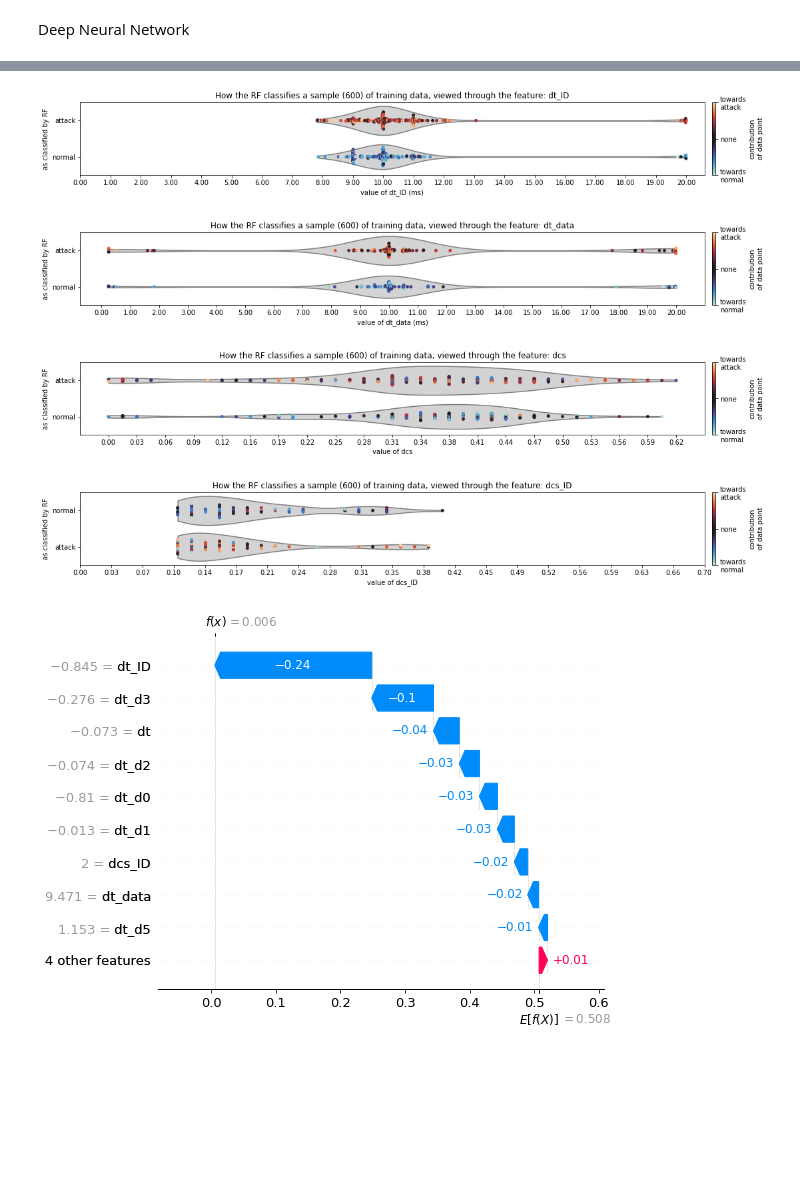
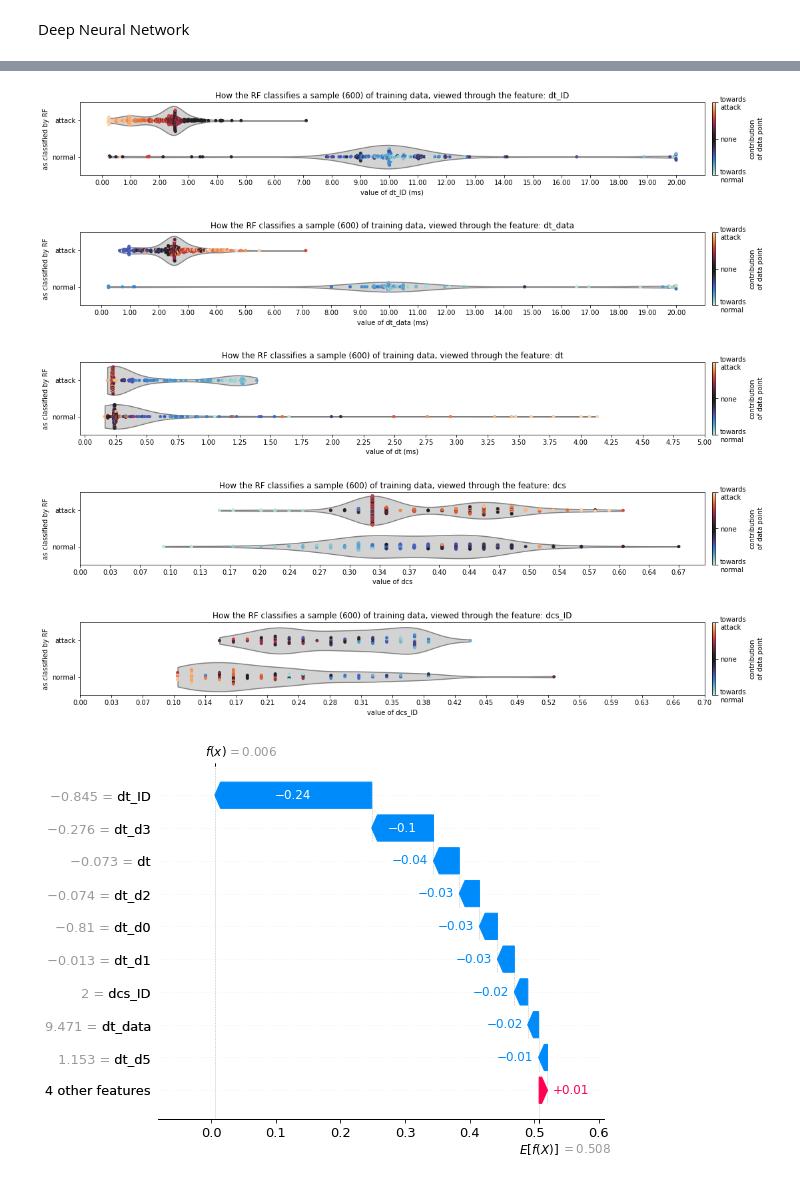
Before and after one commit to hampu5/ml-classify, a Jupyter notebook: ml_classify/dnn-book.ipynb, the cells around one changed output, grey strips where cells are left out. Drawn from its saved outputs; the diff is of its cells as text; code cells hidden in the pictures; blank space fills up the shorter version.

Commit message:
Got the new explanation plots working for the DNN

```diff
--- a/ml_classify/dnn-book.ipynb
+++ b/ml_classify/dnn-book.ipynb
@@ -118,9 +100,9 @@ from keras import layers
 dnn = keras.models.Sequential(
     [
         keras.Input(shape=(len(X_train.columns),), name="input"),
-        layers.Dense(23, activation='relu', name="layer_1"),
+        layers.Dense(7, activation='relu', name="layer_1"),
         layers.Dense(13, activation='relu', name="layer_2"),
-        layers.Dense(7, activation='relu', name="layer_3"),
+        layers.Dense(23, activation='relu', name="layer_3"),
         layers.Dense(1, activation='sigmoid', name="output")
     ]
 )
@@ -135,12 +117,16 @@ dnn.compile(
     metrics=[keras.metrics.BinaryAccuracy(), keras.metrics.Recall(), keras.metrics.FalseNegatives()],
 )
 
+from pp_tools import scale_dataset
+X_train_original = X_train.copy()
+scale_dataset(X_train)
+scale_dataset(X_test)
+
 val_percent = int(len(y_train) * 0.1)
-X_val = X_train.sample(val_percent, random_state=0) # X_train[-val_percent:]
-y_val = y_train.loc[X_val.index] # y_train[-val_percent:]
-X_train = X_train.loc[~X_train.index.isin(X_val)] # X_train[:-val_percent]
-X_train_original = X_train_original.loc[~X_train.index.isin(X_val)]
-y_train = y_train.loc[~y_train.index.isin(X_val)] # y_train[:-val_percent]
+X_val = X_train.sample(val_percent, random_state=0)
+y_val = y_train.loc[X_val.index]
+X_train = X_train.loc[~X_train.index.isin(X_val)]
+y_train = y_train.loc[~y_train.index.isin(X_val)]
 
 dnn.fit(
     X_train,
@@ -211,16 +201,17 @@ print(exp.expected_value)
 # %%
 from shap_tools import *
+
+X_exp = X_train.sample(min(len(X_train), 600), random_state=0)
+y_exp = y_train[X_exp.index]
+X_exp_original = X_train_original.loc[X_exp.index]
 
 
 # Make sure that the ingested SHAP model (a TreeEnsemble object) makes the
 # same predictions as the original model
-# assert np.abs(exp.model.predict(X_train) - dnn.predict_proba(X_train)).max() < 1e-4
+# assert np.abs(exp.model.predict(X_exp) - dnn.predict_proba(X_exp)).max() < 1e-4
 
-X_train_exp = X_train.sample(min(len(X_train), 600), random_state=0)
-X_train_exp_original = X_train_original.loc[X_train_exp.index]
-y_train_exp = y_train[X_train_exp.index]
 
-shap_all = get_explanation(exp, X_train_exp)
+shap_all = get_explanation(exp, X_exp)
 
 # # Make sure the SHAP values sum up to the model output (this is the local accuracy property)
 # assert np.abs((shap_all.base_values + shap_all.values).sum(1) - clf.predict_proba(X_train)).max() < 1e-4
@@ -240,14 +233,15 @@ plot_beeswarm(shap_all)
 # %%
-plot_exp(pd.concat([X_train_exp_original, y_train_exp], axis=1), shap_all, "dt_ID", trim=(0, 0.02), scale=True)
-plot_exp(pd.concat([X_train_exp_original, y_train_exp], axis=1), shap_all, "dt_data", trim=(0, 0.02), scale=True)
-# plot_exp(pd.concat([X_train_exp, y_train_exp], axis=1), shap_all, "dt_d3", trim=(0, 0.02), scale=True, y_squish=15)
-plot_exp(pd.concat([X_train_exp_original, y_train_exp], axis=1), shap_all, "dcs", trim=None, y_squish=25)
-plot_exp(pd.concat([X_train_exp_original, y_train_exp], axis=1), shap_all, "dcs_ID", trim=(0.1, 0.7), y_squish=5)
+plot_exp(pd.concat([X_exp_original, y_exp], axis=1), shap_all, "dt_ID", trim=(0, 0.02), scale=True)
+plot_exp(pd.concat([X_exp_original, y_exp], axis=1), shap_all, "dt_data", trim=(0, 0.02), scale=True)
+plot_exp(pd.concat([X_exp_original, y_exp], axis=1), shap_all, "dt", trim=(0, 0.005), scale=True, y_squish=20)
+plot_exp(pd.concat([X_exp_original, y_exp], axis=1), shap_all, "dcs", trim=None, y_squish=25)
+plot_exp(pd.concat([X_exp_original, y_exp], axis=1), shap_all, "dcs_ID", trim=(0.1, 0.7), y_squish=5)
 # %% [output]
-[figure, old version]
+[figure, new version]
-[figure, old version]
+[figure, new version]
-[figure, old version]
+[figure, new version]
-[figure, old version]
+[figure, new version]
+[figure, added]
 # %%
 plot_waterfall(shap_all, 0)
 # %% [output]
```
Also changed, not shown: parts of 10 cells of this notebook, 2 other files.
